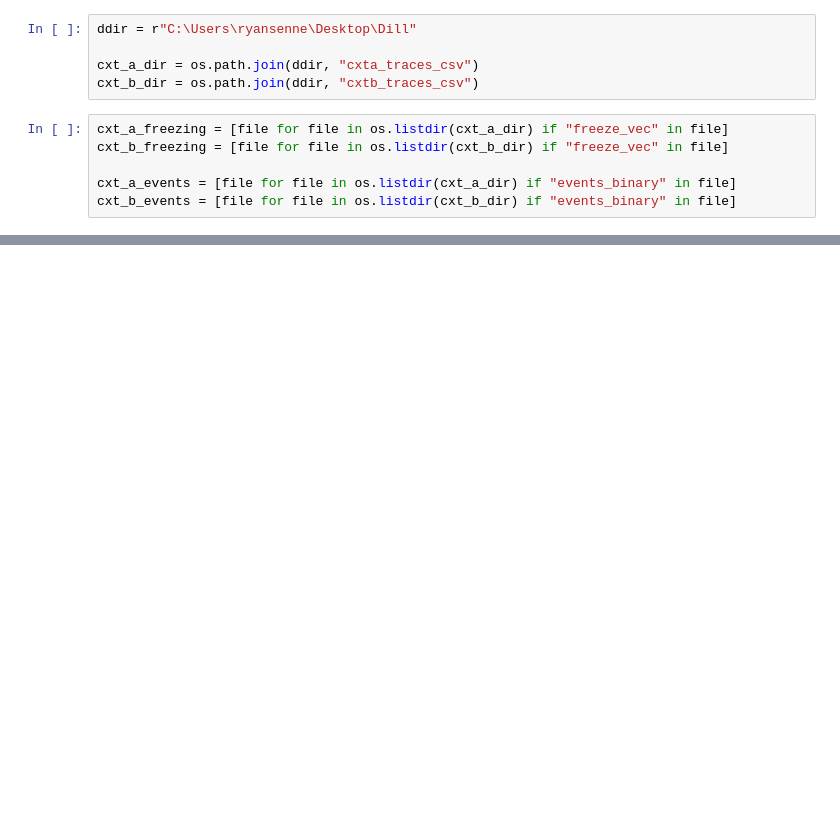
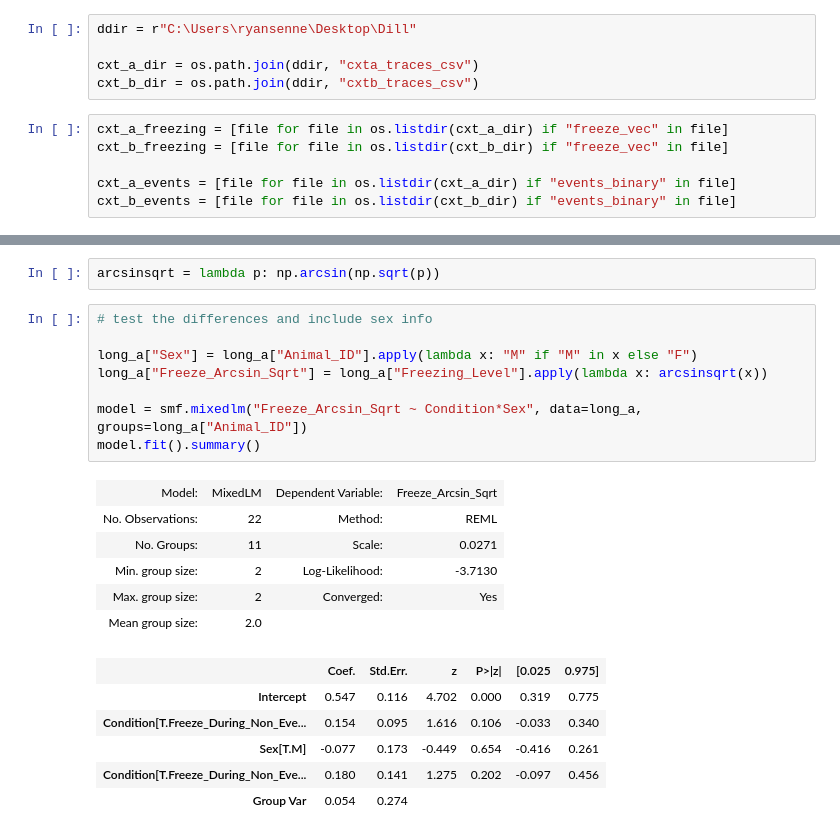
Before and after one commit to rsenne/dCA1_Paper, a Jupyter notebook: Ryan_Analyses_New/Freezing_Seqs_Analysis.ipynb, the cells around one changed output, grey strips where cells are left out. Drawn from its saved outputs; the diff is of its cells as text; blank space fills up the shorter version.

```diff
--- a/Ryan_Analyses_New/Freezing_Seqs_Analysis.ipynb
+++ b/Ryan_Analyses_New/Freezing_Seqs_Analysis.ipynb
@@ -67,0 +126,23 @@ freeze_df.to_csv(r"C:\Users\ryansenne\Desktop\Dill\freeze_event_analysis.csv")
+# %%
+arcsinsqrt = lambda p: np.arcsin(np.sqrt(p))
+# %%
+# test the differences and include sex info
+
+long_a["Sex"] = long_a["Animal_ID"].apply(lambda x: "M" if "M" in x else "F")
+long_a["Freeze_Arcsin_Sqrt"] = long_a["Freezing_Level"].apply(lambda x: arcsinsqrt(x))
+
+model = smf.mixedlm("Freeze_Arcsin_Sqrt ~ Condition*Sex", data=long_a, groups=long_a["Animal_ID"])
+model.fit().summary()
+# %% [output]
+| Model: | MixedLM | Dependent Variable: | Freeze_Arcsin_Sqrt |
+| No. Observations: | 22 | Method: | REML |
+| No. Groups: | 11 | Scale: | 0.0271 |
+| Min. group size: | 2 | Log-Likelihood: | -3.7130 |
+| Max. group size: | 2 | Converged: | Yes |
+| Mean group size: | 2.0 |  |  |
+|  | Coef. | Std.Err. | z | P>|z| | [0.025 | 0.975] |
+| Intercept | 0.547 | 0.116 | 4.702 | 0.000 | 0.319 | 0.775 |
+| Condition[T.Freeze_During_Non_Eve... | 0.154 | 0.095 | 1.616 | 0.106 | -0.033 | 0.340 |
+| Sex[T.M] | -0.077 | 0.173 | -0.449 | 0.654 | -0.416 | 0.261 |
+| Condition[T.Freeze_During_Non_Eve... | 0.180 | 0.141 | 1.275 | 0.202 | -0.097 | 0.456 |
+| Group Var | 0.054 | 0.274 |  |  |  |  |
```
Also changed, not shown: parts of 10 cells of this notebook, 10 other files.
